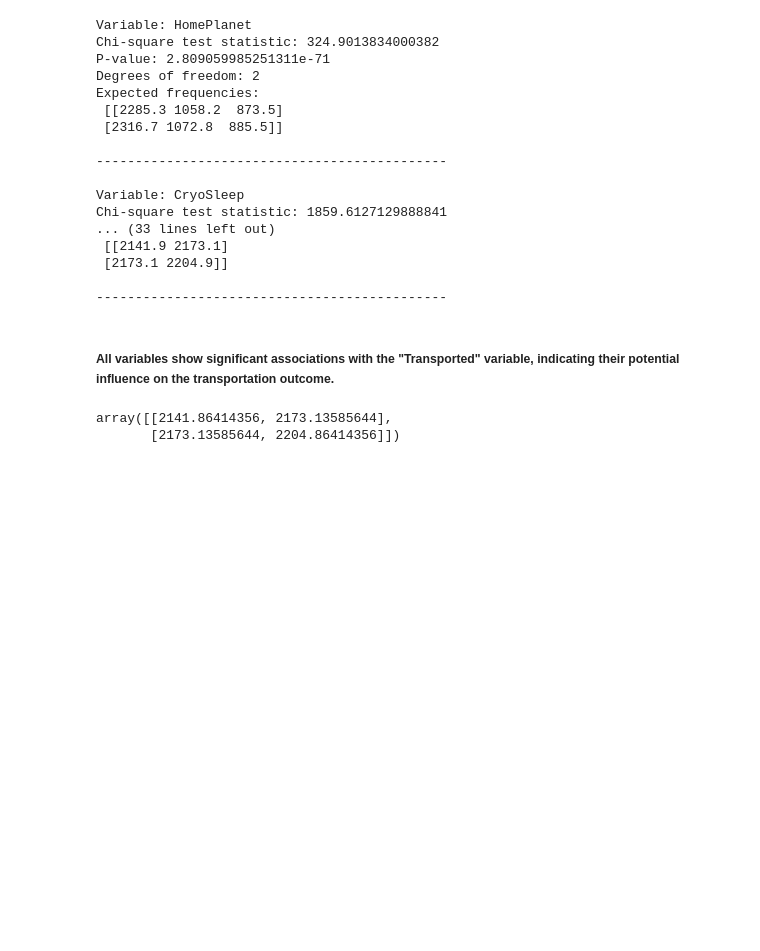
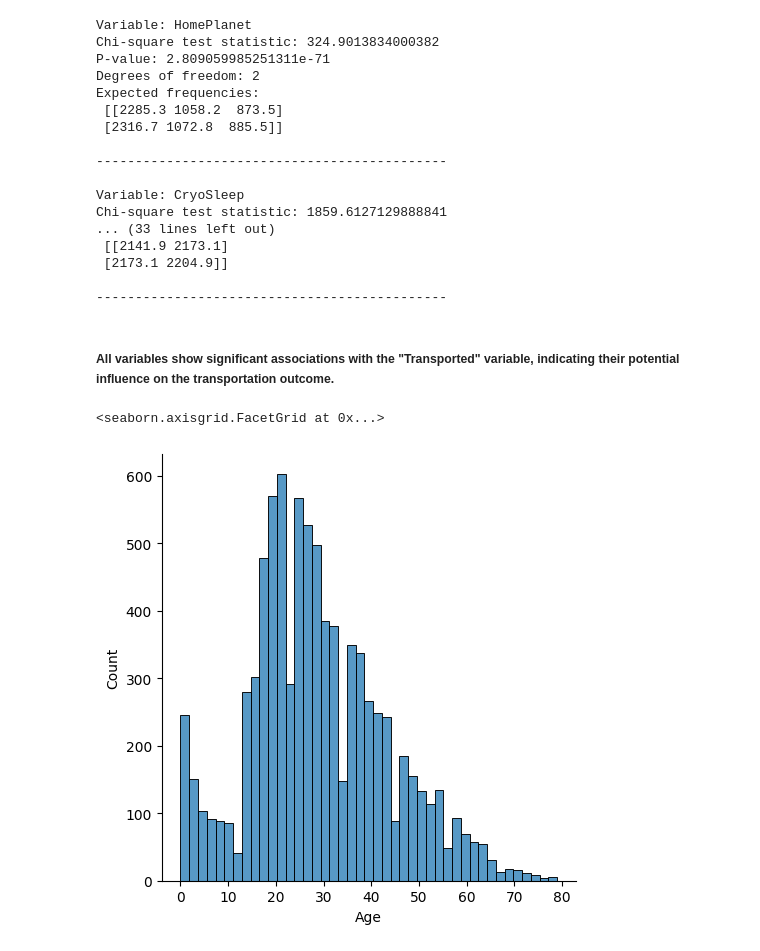
Before and after one commit to ynggt/spaceship_titanic, a Jupyter notebook: spaceship_titanic.ipynb, the cells around one changed output. Drawn from its saved outputs; the diff is of its cells as text; code cells hidden in the pictures; blank space fills up the shorter version.

```diff
--- a/spaceship_titanic.ipynb
+++ b/spaceship_titanic.ipynb
@@ -184,7 +196,9 @@ Chi-square test statistic: 1859.6127129888841
 # %% [markdown]
 ##### All variables show significant associations with the "Transported" variable, indicating their potential influence on the transportation outcome.
 # %%
-expected
+df_numeric = df_train[['Age', 'RoomService', 'FoodCourt', 'ShoppingMall', 'Spa', 'VRDeck']]
-# %% [output]
-array([[2141.86414356, 2173.13585644],
-       [2173.13585644, 2204.86414356]])
+# %%
+sns.displot(df_numeric, x=df_numeric['Age'])
+# %% [output]
+<seaborn.axisgrid.FacetGrid at 0x...>
+[figure, added]
```
Also changed, not shown: parts of 2 cells of this notebook.
